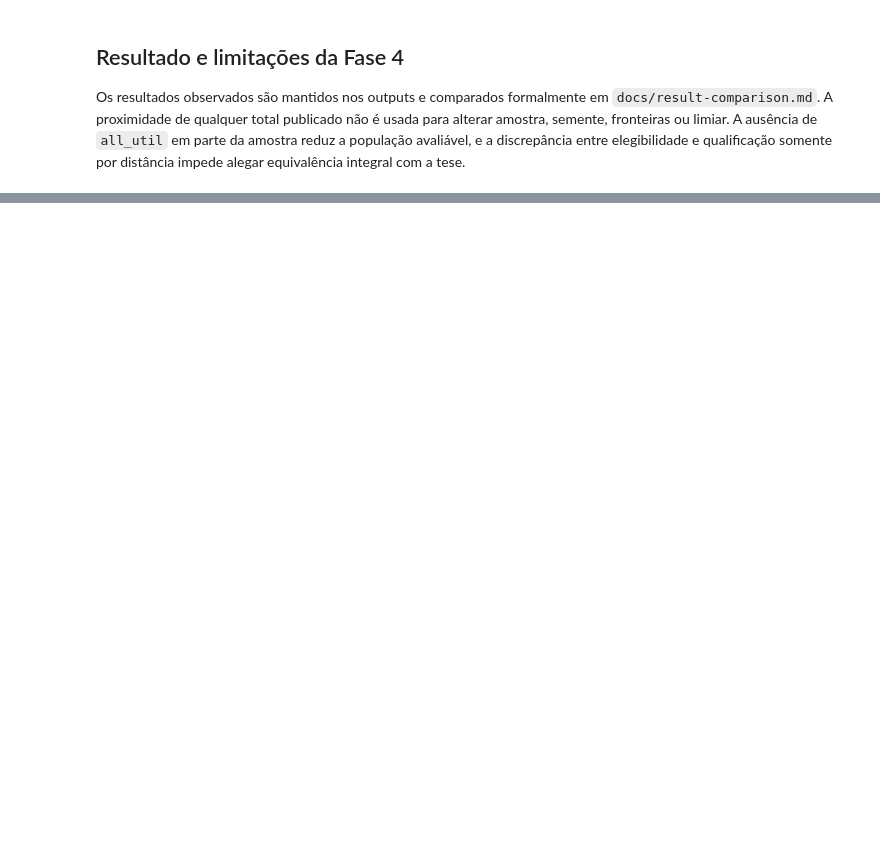
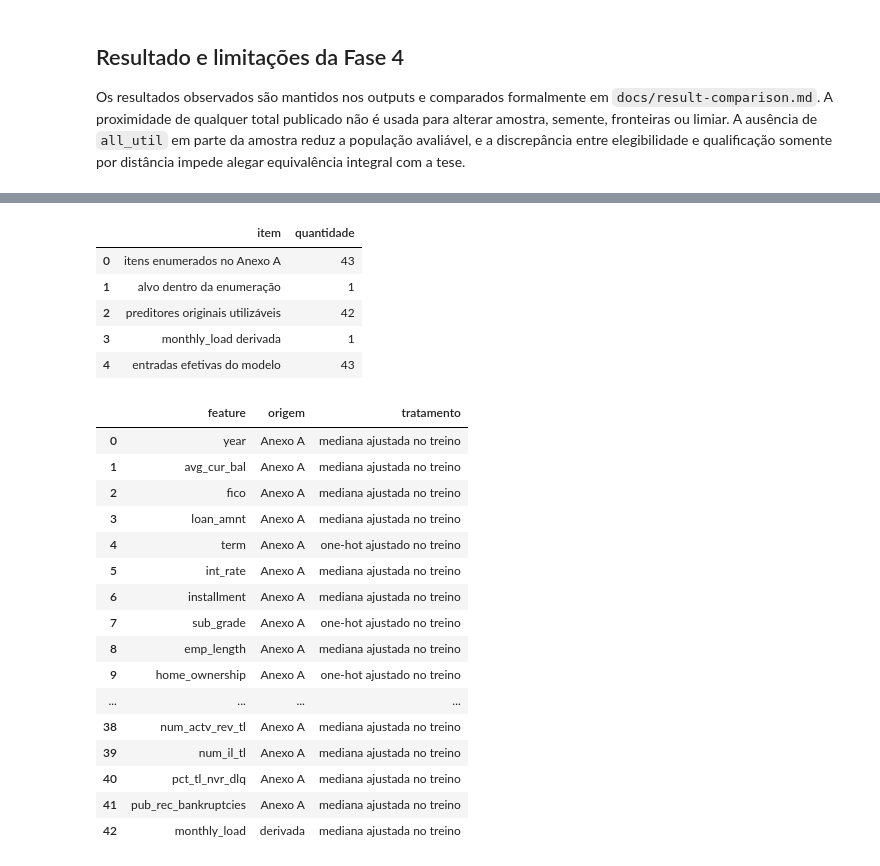
Before and after one commit to viniciuspizettadesouza/tcc-project, a Jupyter notebook: notebooks/tcc-reconstructed.ipynb, the cells around one changed output, grey strips where cells are left out. Saved outputs shown, nothing was run; the diff lists cells and outputs as text; code cells hidden in the pictures; blank space fills up the shorter version.

```diff
--- a/notebooks/tcc-reconstructed.ipynb
+++ b/notebooks/tcc-reconstructed.ipynb
@@ -714,0 +782,51 @@ Os resultados observados são mantidos nos outputs e comparados formalmente em `
+# %%
+feature_inventory = pd.DataFrame(
+    {
+        "feature": MODEL_FEATURES,
+        "origem": ["derivada" if name == "monthly_load" else "Anexo A" for name in MODEL_FEATURES],
+        "tratamento": [
+            "one-hot ajustado no treino"
+            if name in CATEGORICAL_FEATURES
+            else "mediana ajustada no treino"
+            for name in MODEL_FEATURES
+        ],
+    }
+)
+feature_reconciliation = pd.DataFrame(
+    {
+        "item": [
+            "itens enumerados no Anexo A",
+            "alvo dentro da enumeração",
+            "preditores originais utilizáveis",
+            "monthly_load derivada",
+            "entradas efetivas do modelo",
+        ],
+        "quantidade": [43, 1, len(SOURCE_FEATURES), 1, len(MODEL_FEATURES)],
+    }
+)
+display(feature_reconciliation)
+display(feature_inventory)
+# %% [output]
+|  | item | quantidade |
+| 0 | itens enumerados no Anexo A | 43 |
+| 1 | alvo dentro da enumeração | 1 |
+| 2 | preditores originais utilizáveis | 42 |
+| 3 | monthly_load derivada | 1 |
+| 4 | entradas efetivas do modelo | 43 |
+|  | feature | origem | tratamento |
+| 0 | year | Anexo A | mediana ajustada no treino |
+| 1 | avg_cur_bal | Anexo A | mediana ajustada no treino |
+| 2 | fico | Anexo A | mediana ajustada no treino |
+| 3 | loan_amnt | Anexo A | mediana ajustada no treino |
+| 4 | term | Anexo A | one-hot ajustado no treino |
+| 5 | int_rate | Anexo A | mediana ajustada no treino |
+| 6 | installment | Anexo A | mediana ajustada no treino |
+| 7 | sub_grade | Anexo A | one-hot ajustado no treino |
+| 8 | emp_length | Anexo A | mediana ajustada no treino |
+| 9 | home_ownership | Anexo A | one-hot ajustado no treino |
+| ... | ... | ... | ... |
+| 38 | num_actv_rev_tl | Anexo A | mediana ajustada no treino |
+| 39 | num_il_tl | Anexo A | mediana ajustada no treino |
+| 40 | pct_tl_nvr_dlq | Anexo A | mediana ajustada no treino |
+| 41 | pub_rec_bankruptcies | Anexo A | mediana ajustada no treino |
+| 42 | monthly_load | derivada | mediana ajustada no treino |
```
Also changed, not shown: parts of 19 cells of this notebook, 5 other files.
